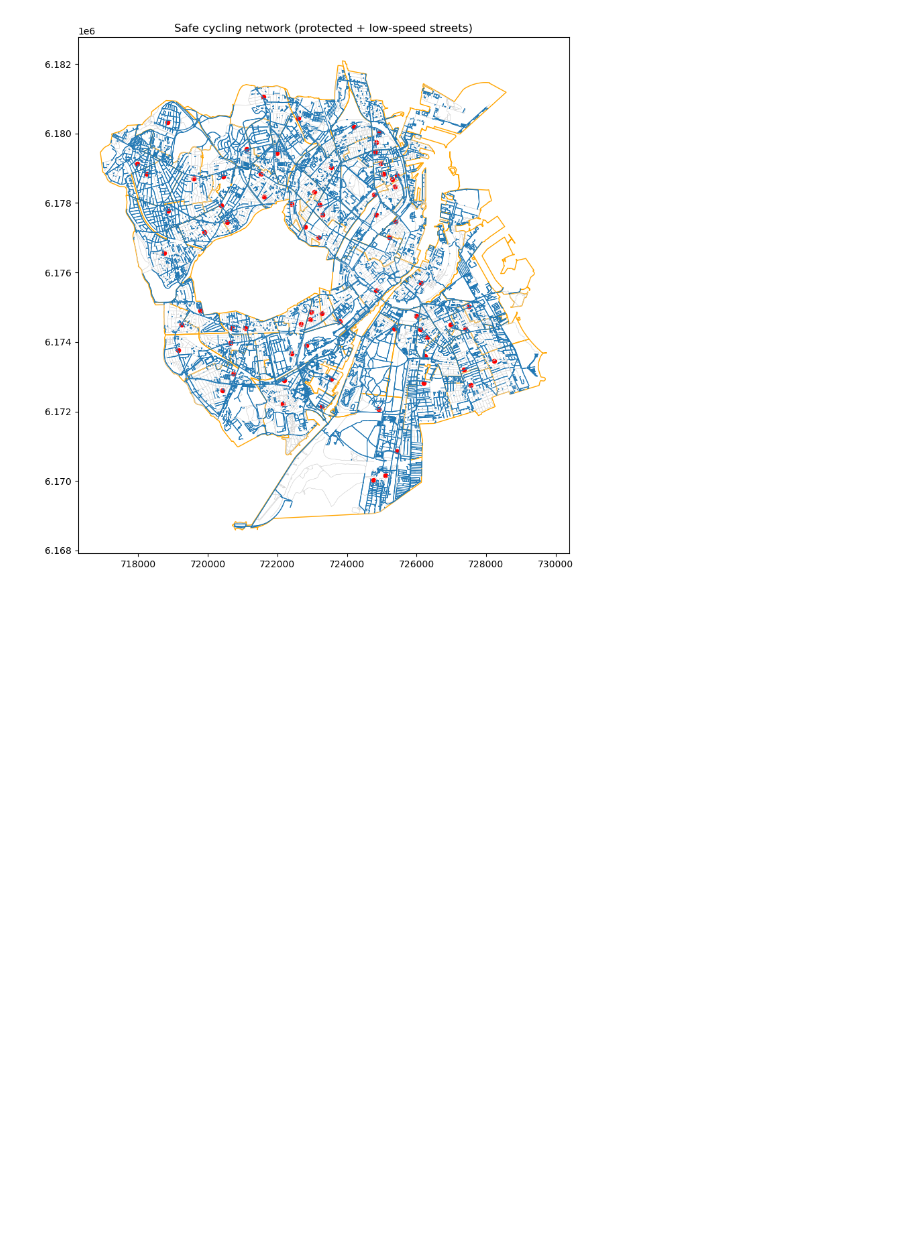
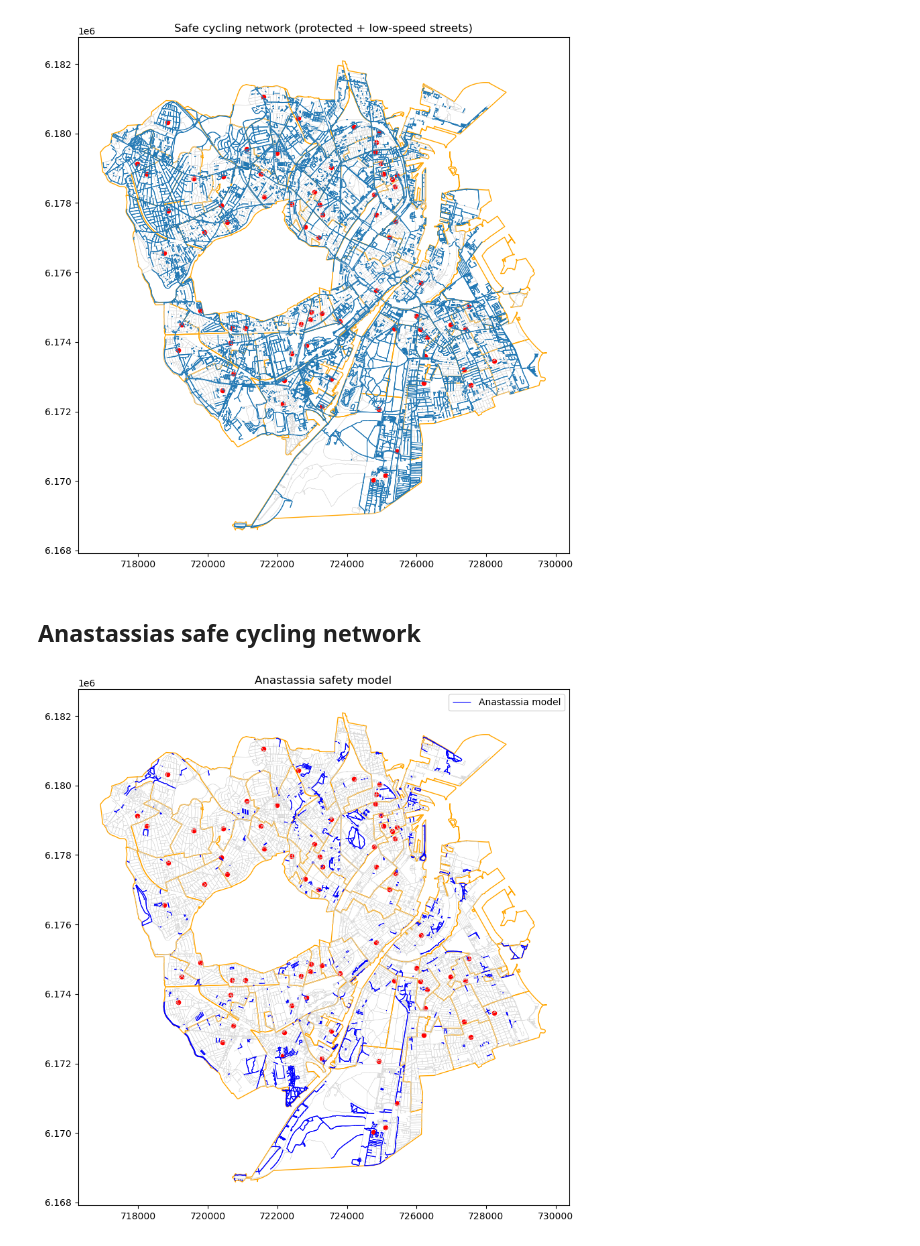
Before and after one commit to peterkriegel/safe-bike-paths-to-school-cph, a Jupyter notebook: notebooks/03_prepare_network.ipynb, the cells around one changed output. Cells and saved outputs as stored; diff of their text form; code cells hidden in the pictures; blank space fills up the shorter version.

```diff
--- a/notebooks/03_prepare_network.ipynb
+++ b/notebooks/03_prepare_network.ipynb
@@ -431,3 +446,41 @@ plt.title("Safe cycling network (protected + low-speed streets)")
 plt.show()
 # %% [output]
 [figure]
+# %% [markdown]
+## Anastassias safe cycling network
+# %%
+anastassia_safe_highways = {
+    "track",
+    "path",
+    "footway",
+    "living_street"
+}
+# %%
+def highway_is_safe(x):
+    if isinstance(x, list):
+        return any(v in anastassia_safe_highways for v in x)
+    return x in anastassia_safe_highways
+
+edges["is_safe_anastassia"] = edges["highway"].apply(highway_is_safe)
+
+safe_edges_anastassia = edges[edges["is_safe_anastassia"]].copy()
+# %%
+fig, ax = plt.subplots(figsize=(10, 10))
+
+
+edges.plot(ax=ax, color="lightgrey", linewidth=0.3)
+
+# My safe network (green)
+# safe_edges.plot(ax=ax, color="green", linewidth=0.8, label="My model")
+
+# Anastassia safe network (blue)
+safe_edges_anastassia.plot(ax=ax, color="blue", linewidth=0.8, label="Anastassia model")
+
+districts.plot(ax=ax, edgecolor="orange", facecolor="none")
+schools.plot(ax=ax, color="red", markersize=20)
+
+plt.title("Anastassia safety model")
+plt.legend()
+plt.show()
+# %% [output]
+[figure, added]
```
Also changed, not shown: parts of 12 cells of this notebook, 3 other files.
